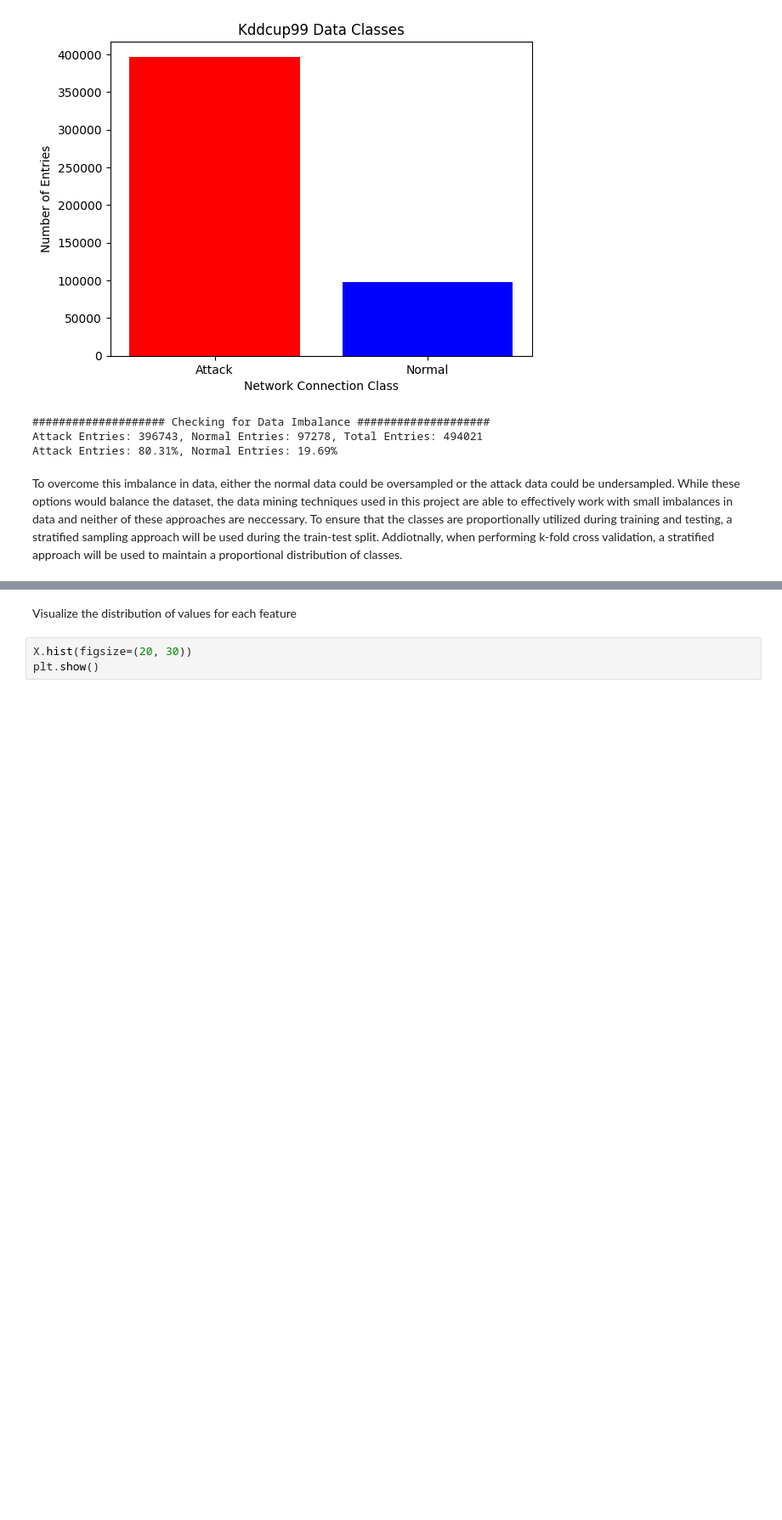
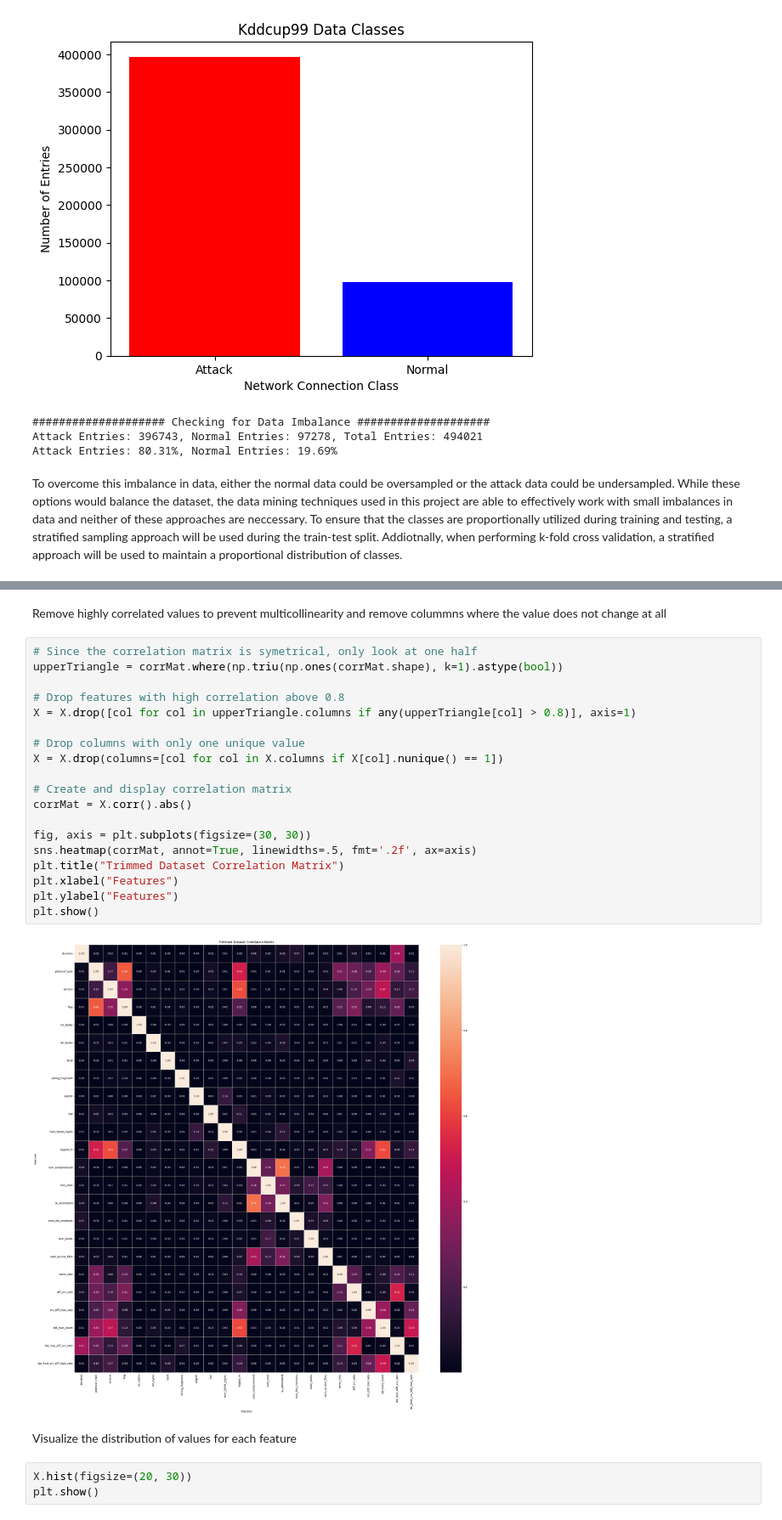
Before and after one commit to joshuakobuskie/FA24-CS634-101-Final, a Jupyter notebook: kobuskie_joshua_finalproject.ipynb, the cells around one changed output, grey strips where cells are left out. Shown at 85% size. Saved outputs shown, nothing was run; the diff lists cells and outputs as text; blank space fills up the shorter version.

```diff
--- a/kobuskie_joshua_finalproject.ipynb
+++ b/kobuskie_joshua_finalproject.ipynb
@@ -188,3 +188,26 @@ plt.show()
+# %% [markdown]
+Remove highly correlated values to prevent multicollinearity and remove colummns where the value does not change at all
+# %%
+# Since the correlation matrix is symetrical, only look at one half
+upperTriangle = corrMat.where(np.triu(np.ones(corrMat.shape), k=1).astype(bool))
+
+# Drop features with high correlation above 0.8
+X = X.drop([col for col in upperTriangle.columns if any(upperTriangle[col] > 0.8)], axis=1)
+
+# Drop columns with only one unique value
+X = X.drop(columns=[col for col in X.columns if X[col].nunique() == 1])
+
+# Create and display correlation matrix
+corrMat = X.corr().abs()
+
+fig, axis = plt.subplots(figsize=(30, 30))
+sns.heatmap(corrMat, annot=True, linewidths=.5, fmt='.2f', ax=axis)
+plt.title("Trimmed Dataset Correlation Matrix")
+plt.xlabel("Features")
+plt.ylabel("Features")
+plt.show()
+# %% [output]
+[figure, added]
 # %% [markdown]
 Visualize the distribution of values for each feature
 # %%
```
Also changed, not shown: parts of 5 cells of this notebook.
